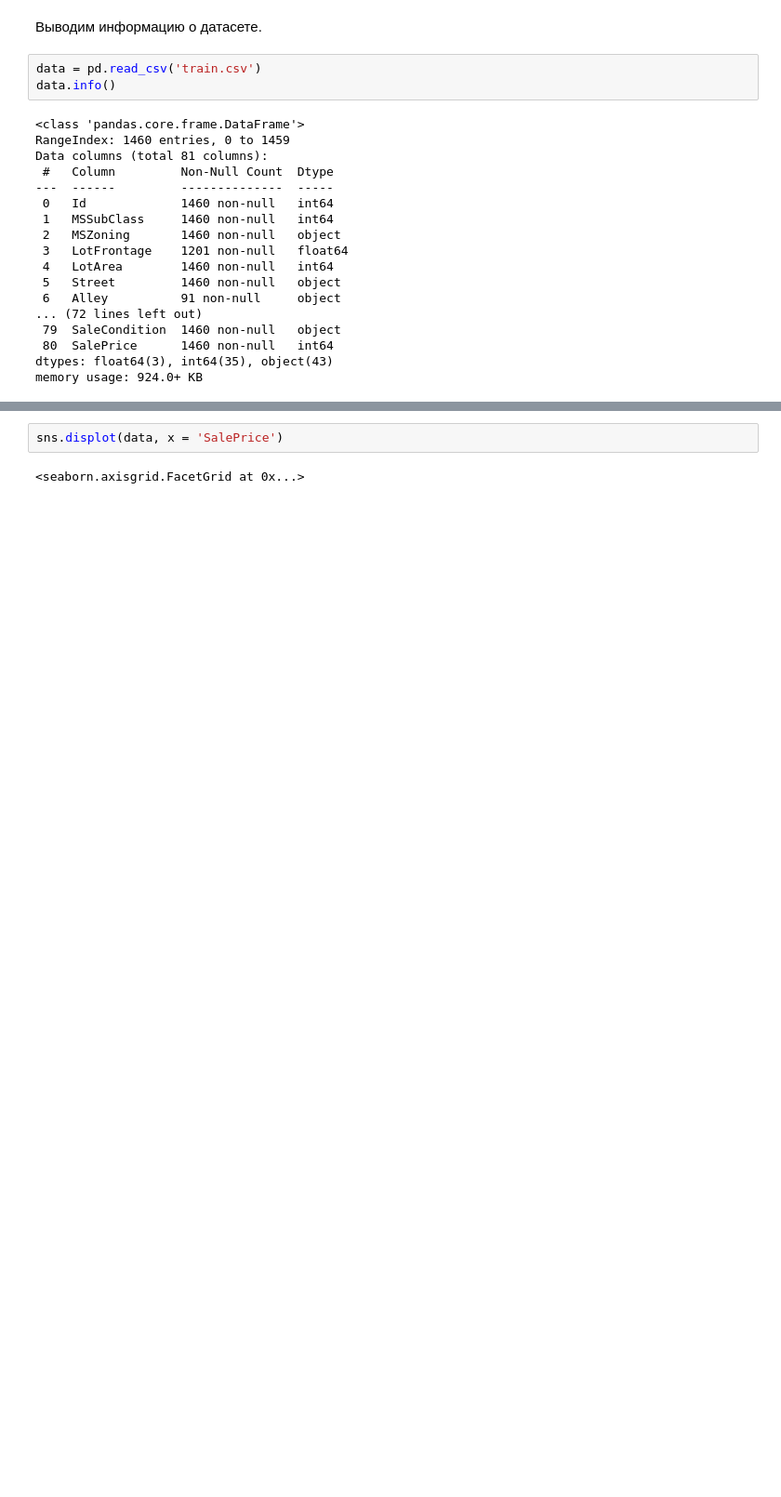
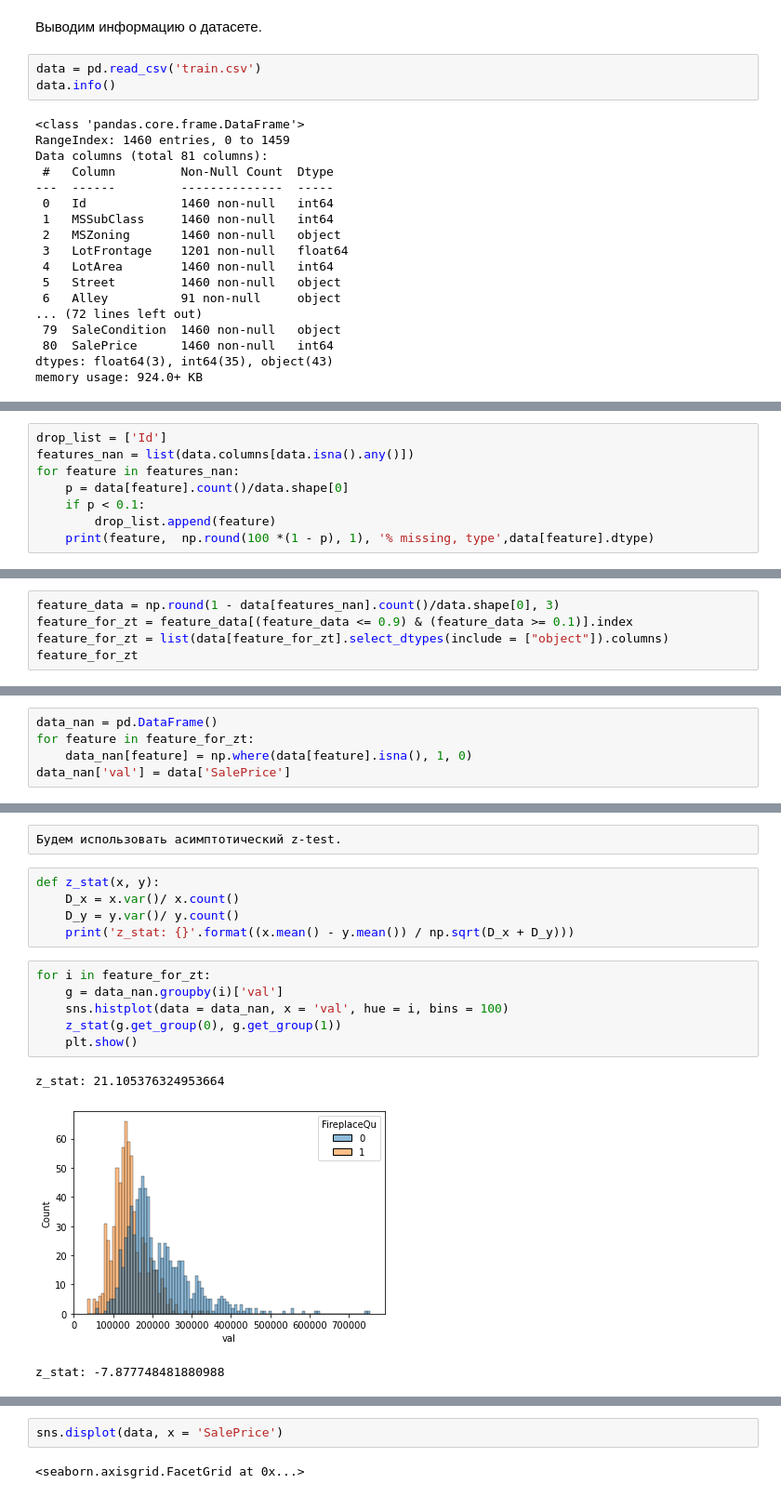
Before and after one commit to EgorSu/house_price, a Jupyter notebook: house_price.ipynb, the cells around one changed output, grey strips where cells are left out. Shown: that part at 93% size. Cells and saved outputs as stored; diff of their text form; blank space fills up the shorter version.

```diff
--- a/house_price.ipynb
+++ b/house_price.ipynb
@@ -47,0 +60,8 @@ drop_list.append('Id')
+# %%
+drop_list = ['Id']
+features_nan = list(data.columns[data.isna().any()])
+for feature in features_nan:
+    p = data[feature].count()/data.shape[0]
+    if p < 0.1:
+        drop_list.append(feature)
+    print(feature,  np.round(100 *(1 - p), 1), '% missing, type',data[feature].dtype)
@@ -47,0 +94,5 @@ drop_list.append('Id')
+# %%
+feature_data = np.round(1 - data[features_nan].count()/data.shape[0], 3)
+feature_for_zt = feature_data[(feature_data <= 0.9) & (feature_data >= 0.1)].index
+feature_for_zt = list(data[feature_for_zt].select_dtypes(include = ["object"]).columns)
+feature_for_zt
@@ -47,0 +101,5 @@ drop_list.append('Id')
+# %%
+data_nan = pd.DataFrame()
+for feature in feature_for_zt:
+    data_nan[feature] = np.where(data[feature].isna(), 1, 0)
+data_nan['val'] = data['SalePrice']
@@ -47,0 +115,17 @@ drop_list.append('Id')
+# %% [raw]
+Будем использовать асимптотический z-test.
+# %%
+def z_stat(x, y):
+    D_x = x.var()/ x.count()
+    D_y = y.var()/ y.count()
+    print('z_stat: {}'.format((x.mean() - y.mean()) / np.sqrt(D_x + D_y)))
+# %%
+for i in feature_for_zt:
+    g = data_nan.groupby(i)['val']
+    sns.histplot(data = data_nan, x = 'val', hue = i, bins = 100)
+    z_stat(g.get_group(0), g.get_group(1))
+    plt.show()
+# %% [output]
+z_stat: 21.105376324953664
+[figure, added]
+z_stat: -7.877748481880988
```
Also changed, not shown: parts of 66 cells of this notebook, 1 other file.
